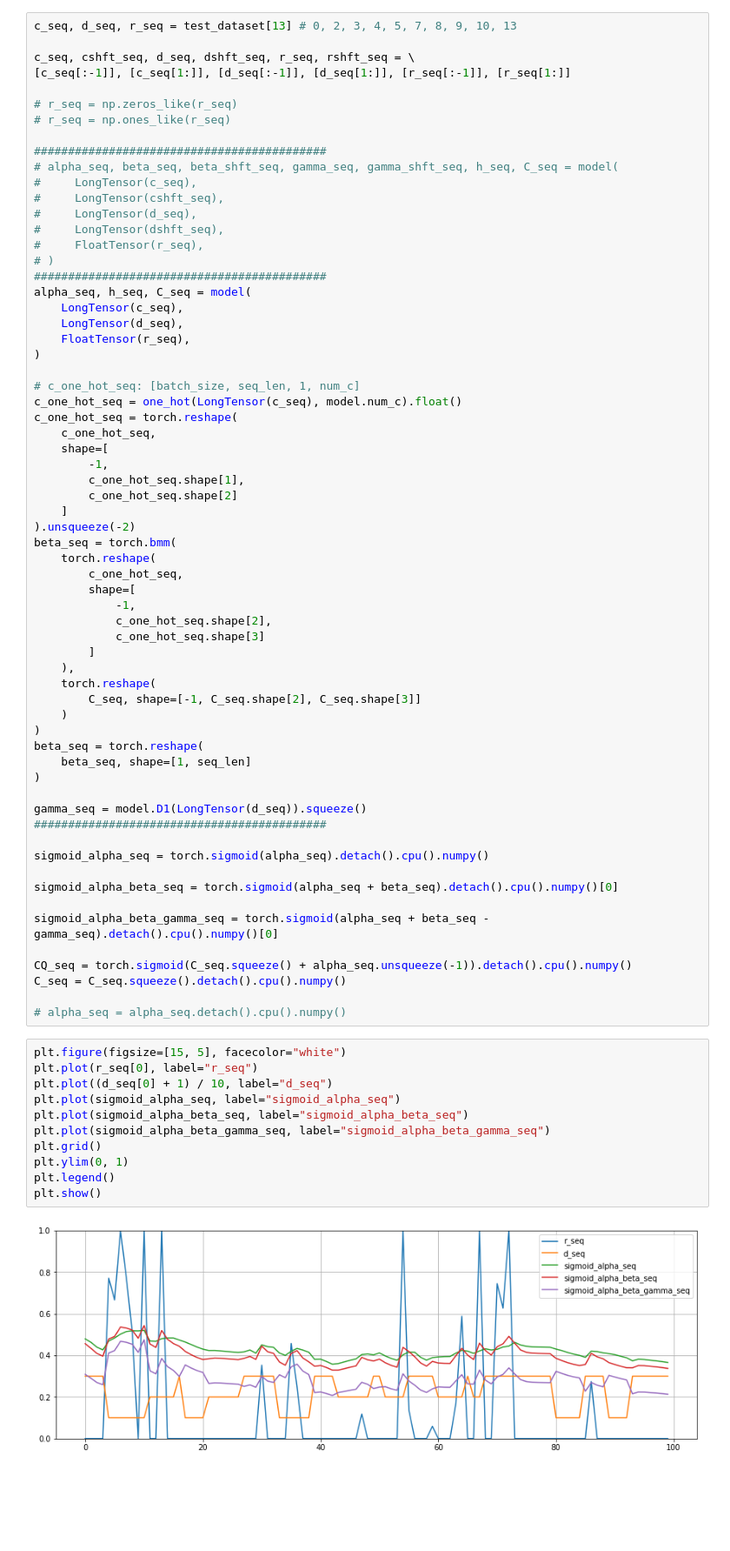
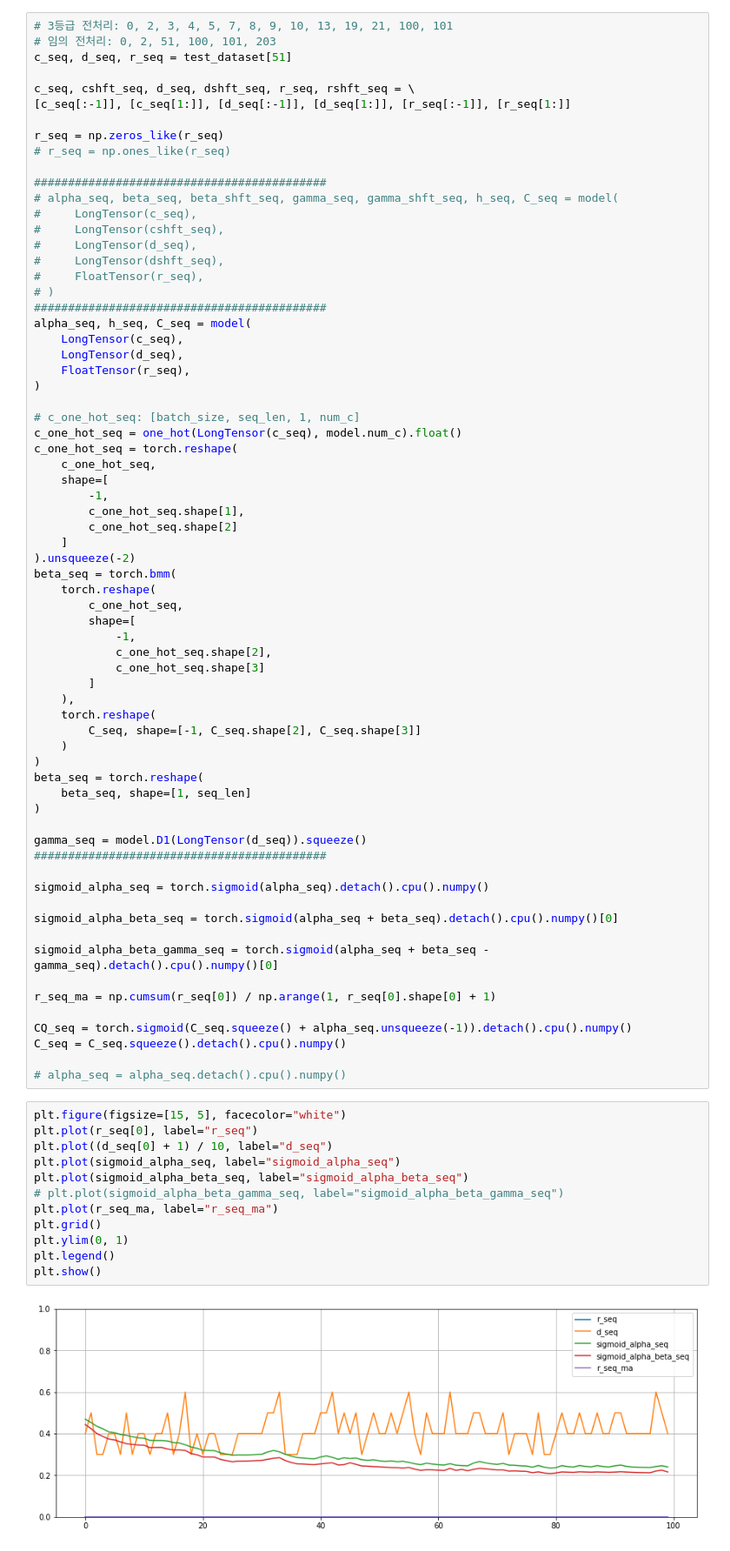
Before and after one commit to Wonriedu/ai-user-modeling, a Jupyter notebook: result_analysis.ipynb, the cells around one changed output. Shown at 87% size. Cells and saved outputs as stored; diff of their text form; blank space fills up the shorter version.

```diff
--- a/result_analysis.ipynb
+++ b/result_analysis.ipynb
@@ -104,10 +104,12 @@ test_dataset[13]
 # %%
-c_seq, d_seq, r_seq = test_dataset[13] # 0, 2, 3, 4, 5, 7, 8, 9, 10, 13
+# 3등급 전처리: 0, 2, 3, 4, 5, 7, 8, 9, 10, 13, 19, 21, 100, 101
+# 임의 전처리: 0, 2, 51, 100, 101, 203
+c_seq, d_seq, r_seq = test_dataset[51]
 
 c_seq, cshft_seq, d_seq, dshft_seq, r_seq, rshft_seq = \
 [c_seq[:-1]], [c_seq[1:]], [d_seq[:-1]], [d_seq[1:]], [r_seq[:-1]], [r_seq[1:]]
 
-# r_seq = np.zeros_like(r_seq)
+r_seq = np.zeros_like(r_seq)
 # r_seq = np.ones_like(r_seq)
 
 ###########################################
@@ -161,6 +163,8 @@ sigmoid_alpha_beta_seq = torch.sigmoid(alpha_seq + beta_seq).detach().cpu().nump
 
 sigmoid_alpha_beta_gamma_seq = torch.sigmoid(alpha_seq + beta_seq - gamma_seq).detach().cpu().numpy()[0]
 
+r_seq_ma = np.cumsum(r_seq[0]) / np.arange(1, r_seq[0].shape[0] + 1)
+
 CQ_seq = torch.sigmoid(C_seq.squeeze() + alpha_seq.unsqueeze(-1)).detach().cpu().numpy()
 C_seq = C_seq.squeeze().detach().cpu().numpy()
 
@@ -168,16 +172,17 @@ C_seq = C_seq.squeeze().detach().cpu().numpy()
 # %%
 plt.figure(figsize=[15, 5], facecolor="white")
 plt.plot(r_seq[0], label="r_seq")
 plt.plot((d_seq[0] + 1) / 10, label="d_seq")
 plt.plot(sigmoid_alpha_seq, label="sigmoid_alpha_seq")
 plt.plot(sigmoid_alpha_beta_seq, label="sigmoid_alpha_beta_seq")
-plt.plot(sigmoid_alpha_beta_gamma_seq, label="sigmoid_alpha_beta_gamma_seq")
+# plt.plot(sigmoid_alpha_beta_gamma_seq, label="sigmoid_alpha_beta_gamma_seq")
+plt.plot(r_seq_ma, label="r_seq_ma")
 plt.grid()
 plt.ylim(0, 1)
 plt.legend()
 plt.show()
 # %% [output]
-[figure, old version]
+[figure, new version]
 # %%
 plt.figure(figsize=[20, 7], facecolor="white")
 temp = np.concatenate([CQ_seq.T, r_seq], axis=0)
```
Also changed, not shown: parts of 4 cells of this notebook, 6 other files.
